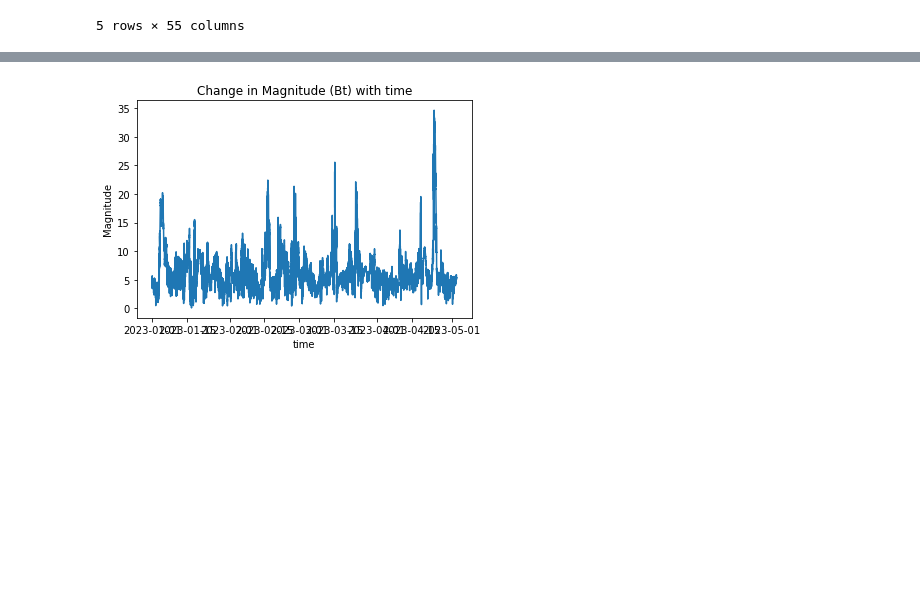
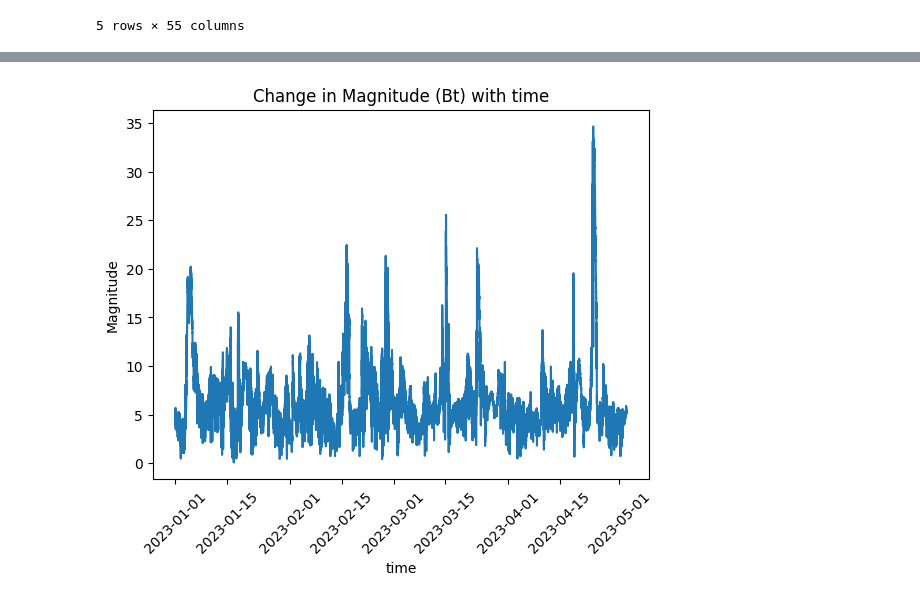
Before and after one commit to space-apps-tacoma/oracle-discovr, a Jupyter notebook: NASA_2023.ipynb, the cells around one changed output, grey strips where cells are left out. Cells and saved outputs as stored; diff of their text form; code cells hidden in the pictures; blank space fills up the shorter version.

```diff
--- a/NASA_2023.ipynb
+++ b/NASA_2023.ipynb
@@ -5,7 +5,7 @@ import datetime
 import matplotlib.pyplot as plt
 from mpl_toolkits.mplot3d import Axes3D
 # %%
-data = pd.read_csv('dsc_fc_summed_spectra_2023_v01.csv', header=None)
+data = pd.read_csv('../data/dsc_fc_summed_spectra_2023_v01.csv', header=None)
 # %%
 data.head()
 # %% [output]
@@ -145,10 +148,11 @@ plt.show()
 # %%
 # Figure of magnitude (Bt) with time
 date = data.iloc[:, 0]
 plt.plot(date, data['magnitude'])
+plt.xticks(rotation=45)
 plt.title('Change in Magnitude (Bt) with time')
 plt.xlabel('time')
 plt.ylabel('Magnitude')
 plt.show()
 # %% [output]
-[figure, old version]
+[figure, new version]
```
Also changed, not shown: parts of 4 cells of this notebook.
